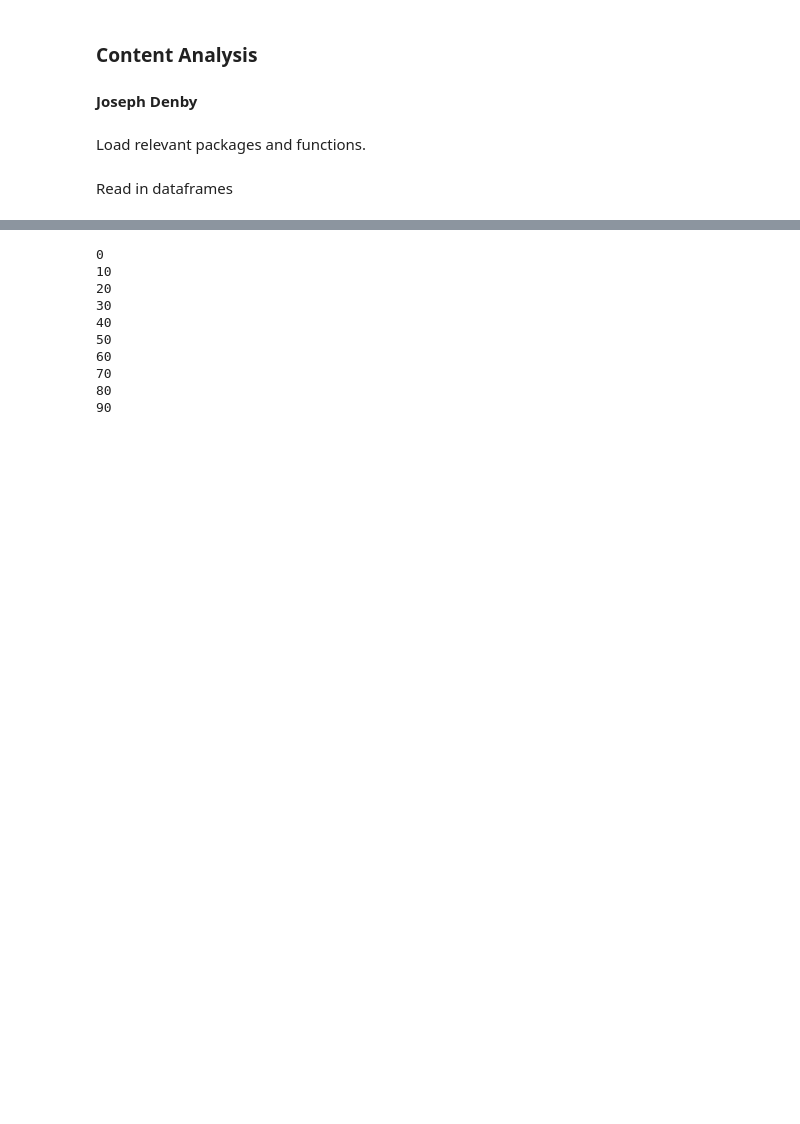
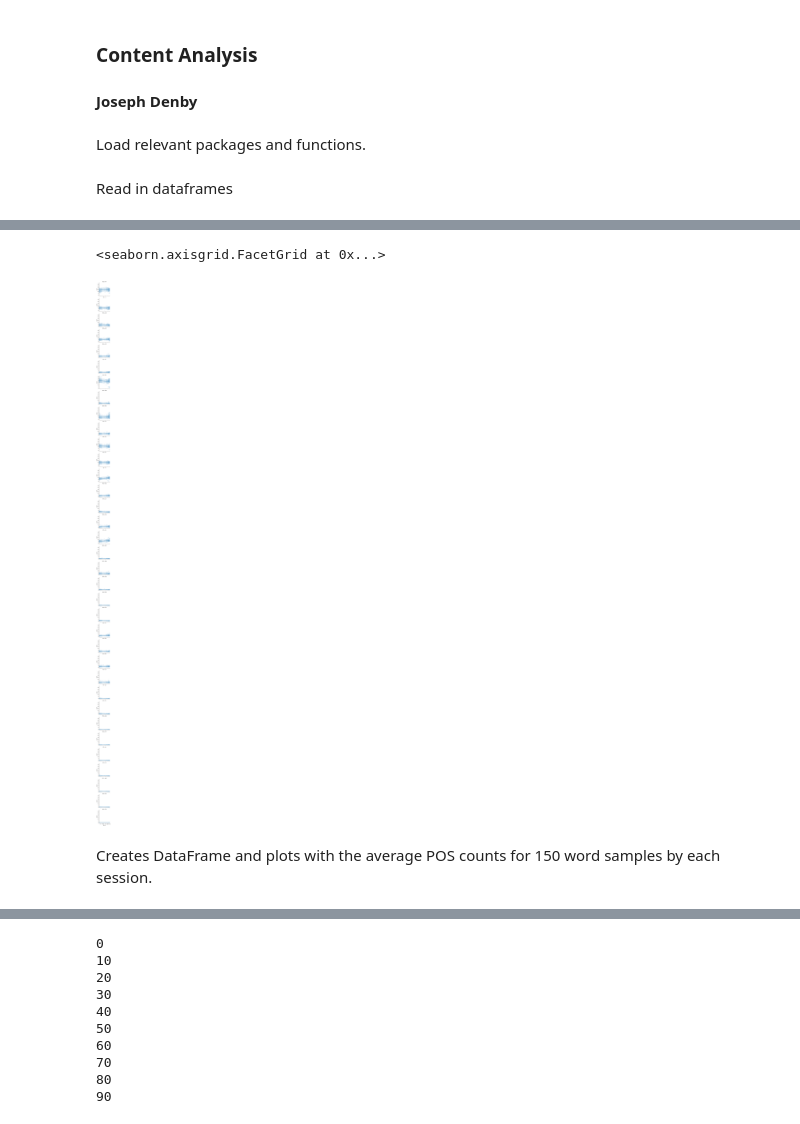
Before and after one commit to jgdenby/content-analysis-2018, a Jupyter notebook: ChildBookProject/FinalProj.ipynb, the cells around one changed output, grey strips where cells are left out. Drawn from its saved outputs; the diff is of its cells as text; code cells hidden in the pictures; blank space fills up the shorter version.

```diff
--- a/ChildBookProject/FinalProj.ipynb
+++ b/ChildBookProject/FinalProj.ipynb
@@ -183,0 +231,4 @@ n = 150
+# %%
+sessionPOSdicts = ldpdf.groupby('session').avg150wordPOScount.apply(list)
+# %%
+sessionPOSdicts = sessionPOSdicts.to_frame()
@@ -183,0 +245,2 @@ n = 150
+# %%
+sessionPOSdicts['avgPOS'] = sessionPOSdicts['avg150wordPOScount'].apply(lambda x: getavgPOSdict(x))
@@ -183,0 +249,9 @@ n = 150
+# %%
+sessioncountsdf = pd.DataFrame()
+for i, r in sessionPOSdicts.iterrows():
+    for d in r['avg150wordPOScount']:
+        sessiondf = pd.DataFrame.from_dict(d, orient = 'index')
+        sessiondf['session'] = i
+        sessioncountsdf = sessioncountsdf.append(sessiondf)
+sessioncountsdf.reset_index(inplace = True)
+sessioncountsdf = sessioncountsdf.rename(columns = {'index':'POS', 0:'count'})
@@ -183,0 +267,8 @@ n = 150
+# %%
+g = sns.FacetGrid(sessioncountsdf, row = 'POS')
+g.map(sns.regplot, "session", "count")
+# %% [output]
+<seaborn.axisgrid.FacetGrid at 0x...>
+[figure, added]
+# %% [markdown]
+Creates DataFrame and plots with the average POS counts for 150 word samples by each session.
```
Also changed, not shown: parts of 35 cells of this notebook.
